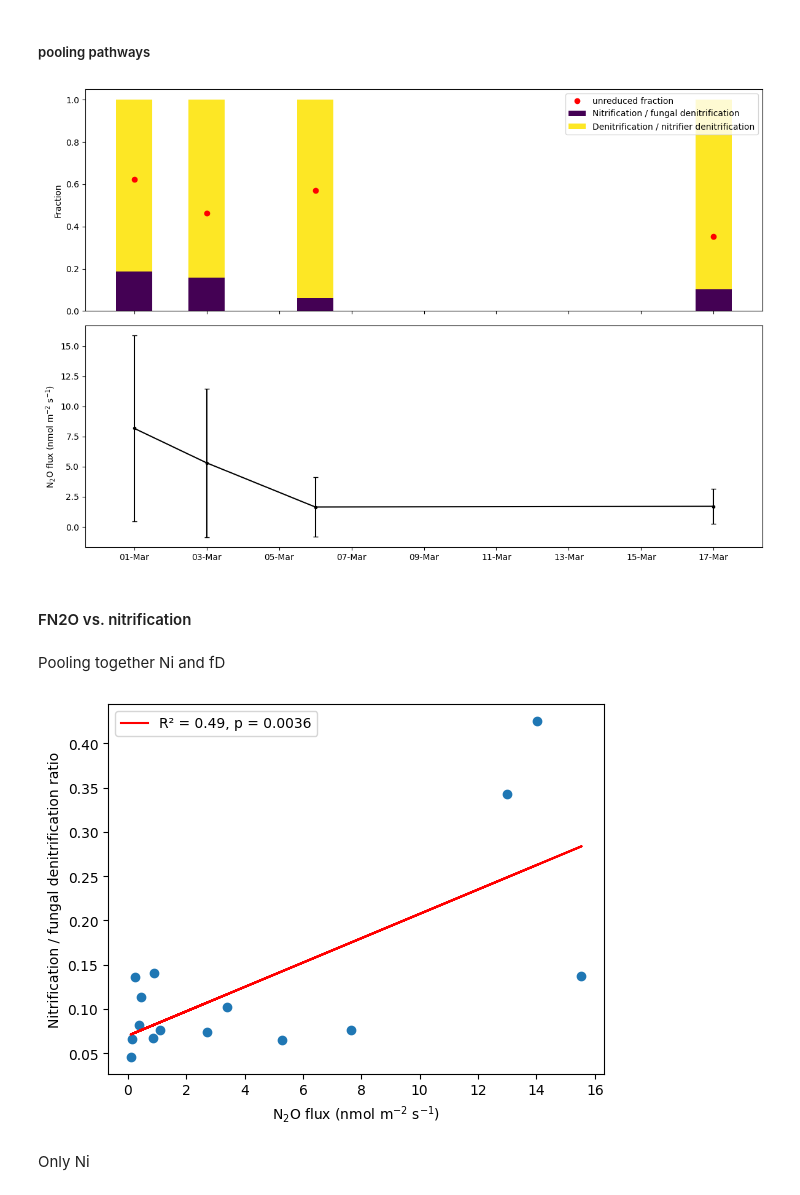
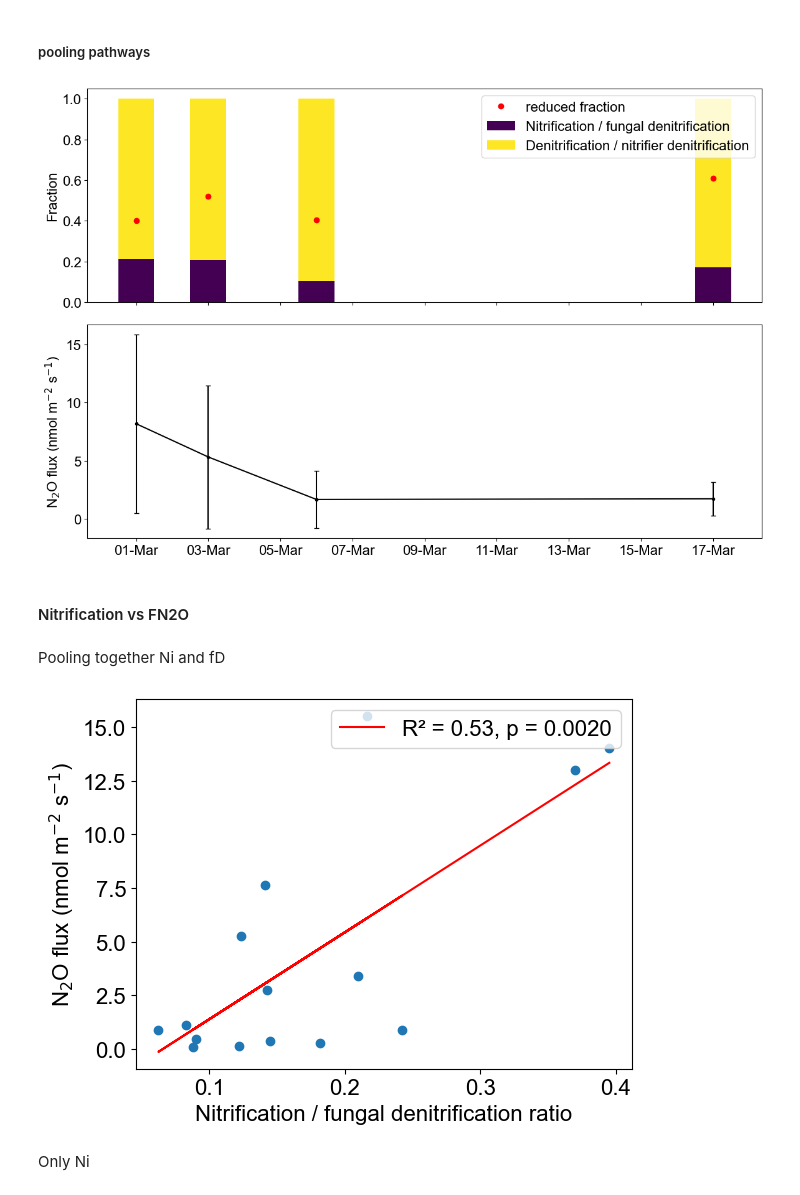
Before and after one commit to fabioturc/n2o-wheat-drivers-sources, a Jupyter notebook: notebooks/SOURCES_10_analysis.ipynb, the cells around one changed output. Saved outputs shown, nothing was run; the diff lists cells and outputs as text; code cells hidden in the pictures.

```diff
--- a/notebooks/SOURCES_10_analysis.ipynb
+++ b/notebooks/SOURCES_10_analysis.ipynb
@@ -49,11 +49,12 @@ average d18O-H2O is -9.241605815533335
 # %% [markdown]
 FRAME summary output
 # %%
-results = pd.read_csv("../data/processed/FRAME/CH-OE2_2023_results.csv") # summary of FRAME simulations
+results = pd.read_csv("../data/processed/FRAME/OE2_results.csv") # summary of FRAME simulations
 input = pd.read_csv("../data/processed/FRAME/N2O_samples_FRAME.csv") # FRAME input data to extract info on chamber number and date
 df_summary = pd.merge(results, input, on='group') # merge summary of FRAME output with FRAME samples input data
 df_summary['chamber'] = pd.to_numeric(df_summary['label'].str[1]) # get the chamber number from the label
 df_summary['date'] = pd.to_datetime(df_summary['label'].str[3:], format='%Y-%m-%d') # get the date from the label and convert to datetime
 df_summary = pd.merge(df_summary, iso_data, on=['date', 'chamber'], how='left') # merge original isotope data based on the date and the chamber
+df_summary['reduced_fraction'] = 1 - df_summary['mean_r']
 df_summary
 # %% [output]
@@ -605,7 +590,7 @@ ax1.bar(dates, df_agg['mean_bD'] + df_agg['mean_nD'], bottom=bottom, color=color
 ax1.set_ylabel('Fraction')
 
 # Plot also N2O ureduced fraction
-ax1.plot(dates, df_agg['mean_r'], 'o', color='red', label='unreduced fraction')
+ax1.plot(dates, df_agg['reduced_fraction'], 'o', color='red', label='reduced fraction')
 # Add legend for the stacked bar chart
 ax1.legend(loc='best')
 
@@ -631,42 +616,42 @@ plt.tight_layout()
 # Show the combined plot
 plt.show()
 # %% [output]
-[figure, old version]
+[figure, new version]
 # %% [markdown]
-#### FN2O vs. nitrification
+#### Nitrification vs FN2O
 # %% [markdown]
 Pooling together Ni and fD
 # %%
 df = df_summary
 # Extracting the relevant data
-X = df['flux_nmol'].values  # This is already a 1D array
-y = (df['mean_Ni'] + df['mean_fD']).values  # Dependent variable remains 1D
+y = df['flux_nmol'].values  # This is already a 1D array
+X = (df['mean_Ni'] + df['mean_fD']).values  # Dependent variable remains 1D
 
 # Performing linear regression
 slope, intercept, r_value, p_value, std_err = linregress(X, y)
 
 # Predicting values for the line of best fit
 y_pred = slope * X + intercept
 
 # Calculating the R-squared value
 r2 = r2_score(y, y_pred)
 
 # Calculating p-value using scipy.stats.linregress
 slope, intercept, r_value, p_value, std_err = linregress(X, y)  # Pass X as 1D
 
 # Plotting the scatter plot
 plt.scatter(X, y)
 
 # Plotting the regression line
 plt.plot(X, y_pred, color='red',
     label=f'R² = {r_value**2:.2f}, p = {p_value:.4f}')
 
-plt.xlabel('N$_{2}$O flux (nmol m$^{-2}$ s$^{-1}$)')
-plt.ylabel('Nitrification / fungal denitrification ratio')
+plt.ylabel('N$_{2}$O flux (nmol m$^{-2}$ s$^{-1}$)')
+plt.xlabel('Nitrification / fungal denitrification ratio')
 plt.legend()
 plt.show()
 # %% [output]
-[figure, old version]
+[figure, new version]
 # %% [markdown]
 Only Ni
 # %%
```
Also changed, not shown: parts of 16 cells of this notebook, 2 other files.
